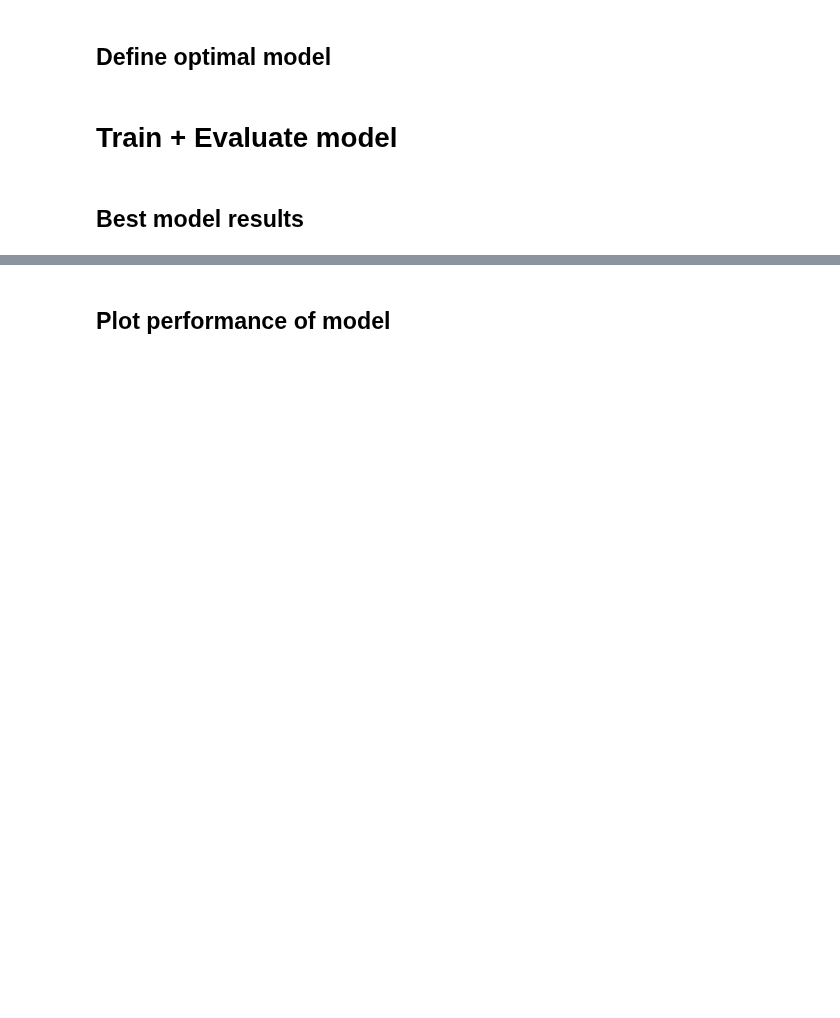
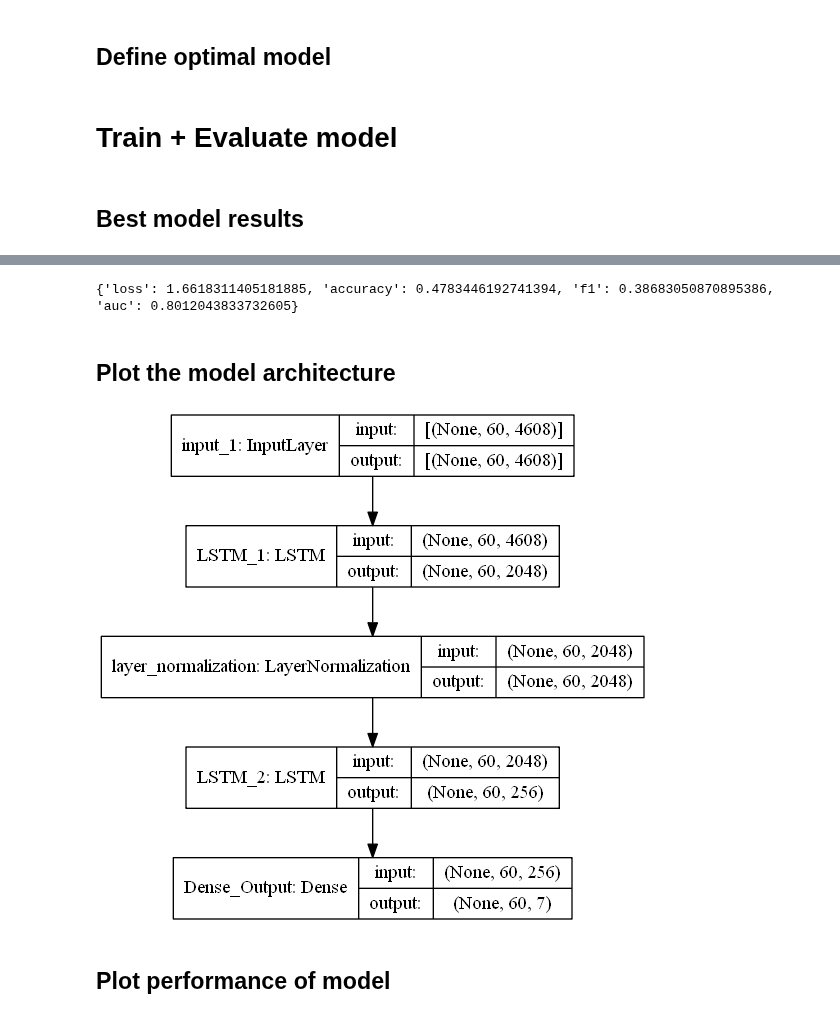
Before and after one commit to ion-elgreco/thesis-FER, a Jupyter notebook: LSTM.ipynb, the cells around one changed output, grey strips where cells are left out. Cells and saved outputs as stored; diff of their text form; code cells hidden in the pictures; blank space fills up the shorter version.

Commit message:
Finished Hyperparameter tuning, 2048 units is best in layer 1
- Gives 0.80 AUC, 0.38 F1, 0.48 Accuracy, 1.60 loss

```diff
--- a/LSTM.ipynb
+++ b/LSTM.ipynb
@@ -206,6 +257,23 @@ history_best = cnn_rnn_LSTM.fit(
 # %%
-results = cnn_rnn_LSTM.evaluate(seq_val_features, seq_val_labels, verbose=0)
-print(dict(zip(cnn_rnn_LSTM.metrics_names, results)))
+results = LSTM.evaluate(seq_val_features, seq_val_labels, verbose=0)
+print(dict(zip(LSTM.metrics_names, results)))
+# %% [output]
+{'loss': 1.6618311405181885, 'accuracy': 0.4783446192741394, 'f1': 0.38683050870895386, 'auc': 0.8012043833732605}
+# %% [markdown]
+## Plot the model architecture
+# %%
+# Plot CNN-LSTM model
+tf.keras.utils.plot_model(
+    LSTM,
+    to_file="images/models/LSTM_architecture.png",
+    show_shapes=True,
+    show_layer_names=True,
+    rankdir="TB",
+    expand_nested=False,
+    dpi=96,
+)
+# %% [output]
+[figure, added]
 # %% [markdown]
 ## Plot performance of model
 # %%
```
Also changed, not shown: parts of 27 cells of this notebook.
